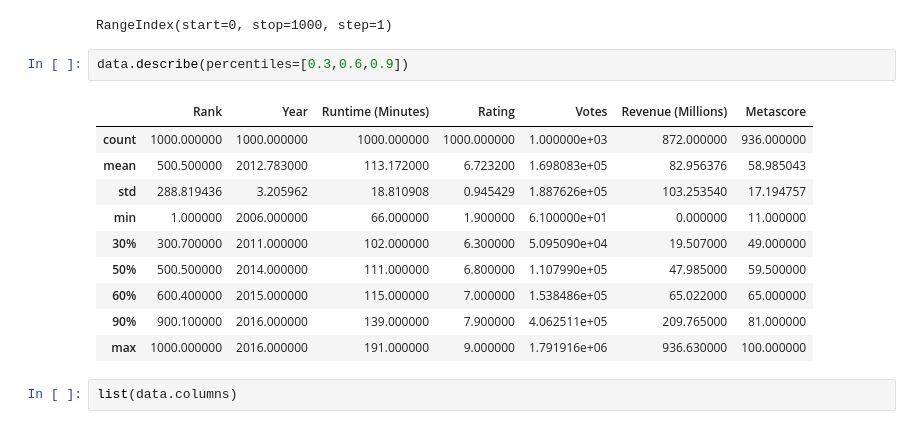
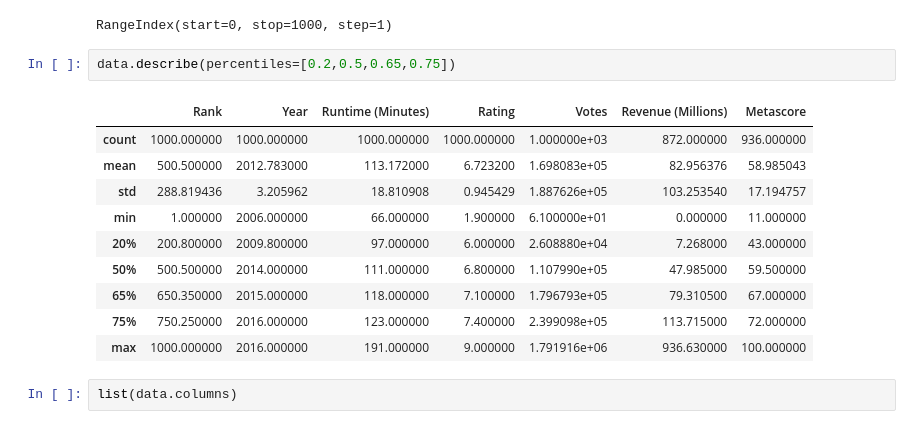
Before and after one commit to Naitikpareek123/Naitikpareek123, a Jupyter notebook: python/project3/test.ipynb, the cells around one changed output. Saved outputs shown, nothing was run; the diff lists cells and outputs as text.

```diff
--- a/python/project3/test.ipynb
+++ b/python/project3/test.ipynb
@@ -107,17 +108,17 @@ data.index
 # %% [output]
 RangeIndex(start=0, stop=1000, step=1)
 # %%
-data.describe(percentiles=[0.3,0.6,0.9])
+data.describe(percentiles=[0.2,0.5,0.65,0.75])
 # %% [output]
 |  | Rank | Year | Runtime (Minutes) | Rating | Votes | Revenue (Millions) | Metascore |
 | count | 1000.000000 | 1000.000000 | 1000.000000 | 1000.000000 | 1.000000e+03 | 872.000000 | 936.000000 |
 | mean | 500.500000 | 2012.783000 | 113.172000 | 6.723200 | 1.698083e+05 | 82.956376 | 58.985043 |
 | std | 288.819436 | 3.205962 | 18.810908 | 0.945429 | 1.887626e+05 | 103.253540 | 17.194757 |
 | min | 1.000000 | 2006.000000 | 66.000000 | 1.900000 | 6.100000e+01 | 0.000000 | 11.000000 |
-| 30% | 300.700000 | 2011.000000 | 102.000000 | 6.300000 | 5.095090e+04 | 19.507000 | 49.000000 |
+| 20% | 200.800000 | 2009.800000 | 97.000000 | 6.000000 | 2.608880e+04 | 7.268000 | 43.000000 |
 | 50% | 500.500000 | 2014.000000 | 111.000000 | 6.800000 | 1.107990e+05 | 47.985000 | 59.500000 |
-| 60% | 600.400000 | 2015.000000 | 115.000000 | 7.000000 | 1.538486e+05 | 65.022000 | 65.000000 |
-| 90% | 900.100000 | 2016.000000 | 139.000000 | 7.900000 | 4.062511e+05 | 209.765000 | 81.000000 |
+| 65% | 650.350000 | 2015.000000 | 118.000000 | 7.100000 | 1.796793e+05 | 79.310500 | 67.000000 |
+| 75% | 750.250000 | 2016.000000 | 123.000000 | 7.400000 | 2.399098e+05 | 113.715000 | 72.000000 |
 | max | 1000.000000 | 2016.000000 | 191.000000 | 9.000000 | 1.791916e+06 | 936.630000 | 100.000000 |
 # %%
 list(data.columns)
```
Also changed, not shown: parts of 12 cells of this notebook.
